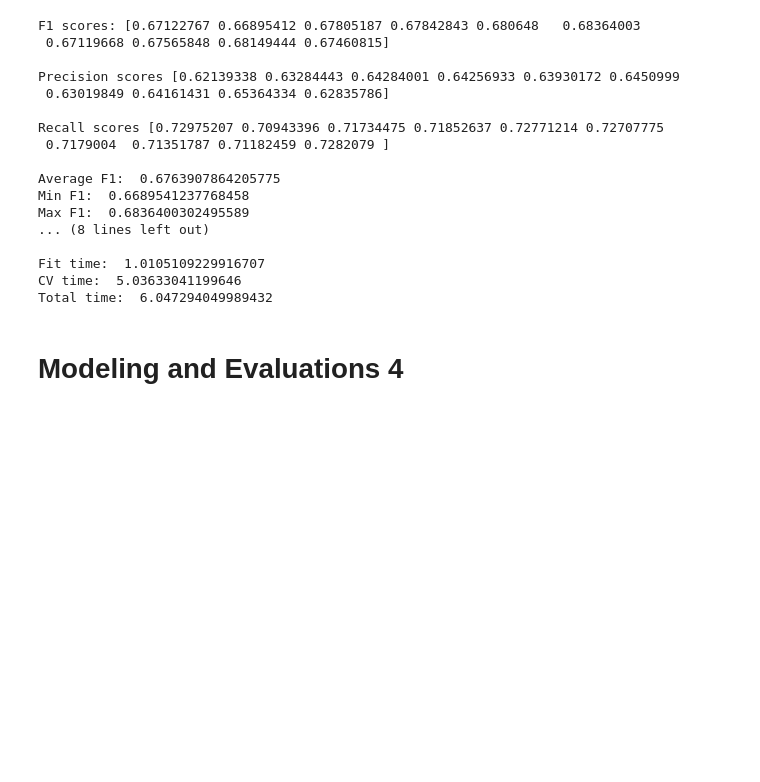
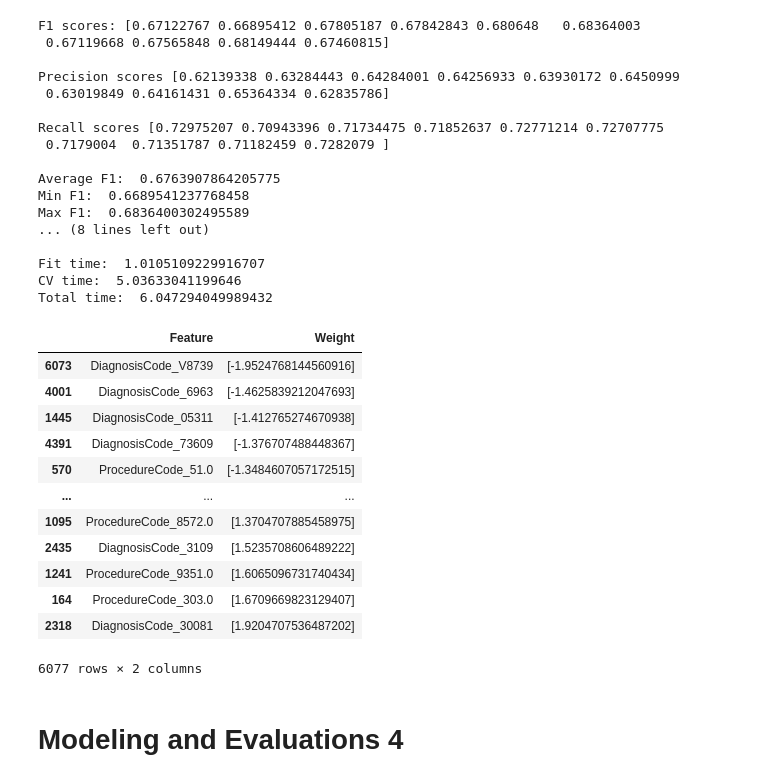
Before and after one commit to sachinac/ML7331, a Jupyter notebook: msds_7331_lab_2_v01.ipynb, the cells around one changed output. Drawn from its saved outputs; the diff is of its cells as text; code cells hidden in the pictures; blank space fills up the shorter version.

Commit message:
Add Feature Importance

```diff
--- a/msds_7331_lab_2_v01.ipynb
+++ b/msds_7331_lab_2_v01.ipynb
@@ -447,3 +445,23 @@ logreg2.coef_
+# %%
+# summarize feature importance
+zip_vars = zip(ipdata.columns,logreg.coef_.T) # combine attributes
+FeatureWeights = pd.DataFrame(list(zip_vars), columns=['Feature', 'Weight'])
+
+FeatureWeights.sort_values(by='Weight')
+# %% [output]
+|  | Feature | Weight |
+| 6073 | DiagnosisCode_V8739 | [-1.9524768144560916] |
+| 4001 | DiagnosisCode_6963 | [-1.4625839212047693] |
+| 1445 | DiagnosisCode_05311 | [-1.412765274670938] |
+| 4391 | DiagnosisCode_73609 | [-1.376707488448367] |
+| 570 | ProcedureCode_51.0 | [-1.3484607057172515] |
+| ... | ... | ... |
+| 1095 | ProcedureCode_8572.0 | [1.3704707885458975] |
+| 2435 | DiagnosisCode_3109 | [1.5235708606489222] |
+| 1241 | ProcedureCode_9351.0 | [1.6065096731740434] |
+| 164 | ProcedureCode_303.0 | [1.6709669823129407] |
+| 2318 | DiagnosisCode_30081 | [1.9204707536487202] |
+6077 rows × 2 columns
 # %% [markdown]
 # Modeling and Evaluations 4
 # %% [markdown]
```
Also changed, not shown: parts of 1 cell of this notebook.
